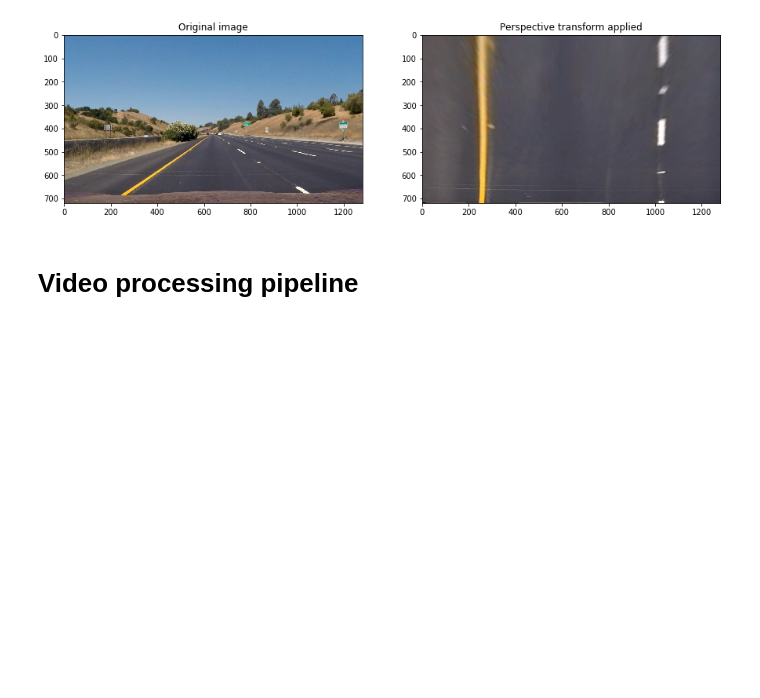
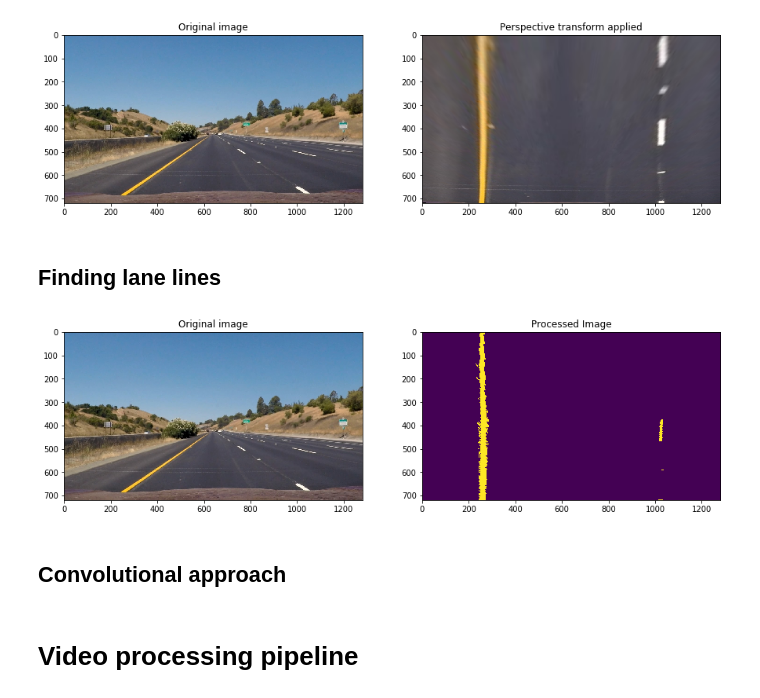
Before and after one commit to tindandelion/carnd-advanced-lane-detection-p4, a Jupyter notebook: advanced-lane-detection.ipynb, the cells around one changed output. Cells and saved outputs as stored; diff of their text form; code cells hidden in the pictures; blank space fills up the shorter version.

Commit message:
Pipeline end-to-end

```diff
--- a/advanced-lane-detection.ipynb
+++ b/advanced-lane-detection.ipynb
@@ -6,5 +6,5 @@ import matplotlib.image as mpimg
 %matplotlib inline
 
 from matplotlib import rcParams
-rcParams['figure.figsize'] = (15, 13)
+rcParams['figure.figsize'] = (15, 10)
 # %%
@@ -83,7 +80,7 @@ def calibrate_camera(obj_points, image_points):
     else:
         raise "Unable to calibrate camera"
 
-class correct_distortion(pipeline_stage):
+class CorrectDistortion(PipelineStage):
     mtx = None
     dist = None
 
@@ -94,13 +91,14 @@ class correct_distortion(pipeline_stage):
         self.mtx = mtx
         self.dist = dist
 
-    def process(self, image):
-        return self._undistort_image(image)
+    def process(self, intermediate):
+        undistorted = self._undistort_image(intermediate)
+        return undistorted
 
     def _undistort_image(self, image):
         return cv2.undistort(image, self.mtx, self.dist, None, self.mtx)
 
-correct_distortion.calibrate(calibration_images())
+CorrectDistortion.calibrate(calibration_images())
 # %% [markdown]
 # Testing calibration
 # %%
@@ -134,18 +132,18 @@ visualize_process_stage(sample_image, processed_image,
 # %% [markdown]
 ## Thresholding
 # %%
-class saturation_threshold(pipeline_stage):
+class SaturationThreshold(PipelineStage):
     threshold = (120, 255)
 
-    def process(self, image):
-        hsl = cv2.cvtColor(image, cv2.COLOR_RGB2HLS)
+    def process(self, intermediate):
+        hsl = cv2.cvtColor(intermediate, cv2.COLOR_RGB2HLS)
         sat = hsl[:, :, 2]
         mask = np.zeros_like(sat)
         mask[(sat > self.threshold[0]) & (sat <= self.threshold[1])] = 1
         return mask
 
 
-thresholder = saturation_threshold()
+thresholder = SaturationThreshold()
 visualize_process_stage(sample_image, thresholder(sample_image),
                         processed_title='Saturation threshold applied',
                         processed_cmap='gray',
@@ -155,12 +153,22 @@ visualize_process_stage(sample_image, thresholder(sample_image),
 # %% [markdown]
 ## Perspective transform
 # %%
-class perspective_transform(pipeline_stage):
+class PerspectiveTransform(PipelineStage):
     image_points = np.array([(245, 685), (580, 460), (704, 460), (1053, 667)], dtype=np.float32)
     object_points = np.array([(245, 720), (245, 0), (1053, 0), (1053, 720)], dtype=np.float32)
-    perspective_mtx = cv2.getPerspectiveTransform(image_points, object_points)
+    warp_mtx = cv2.getPerspectiveTransform(image_points, object_points)
+    unwarp_mtx = cv2.getPerspectiveTransform(object_points, image_points)
 
+    def apply(self, image, mtx):
+        img_size = (image.shape[1], image.shape[0])
+        warped = cv2.warpPerspective(image, mtx, img_size, flags=cv2.INTER_LINEAR)
+        return warped
+
+class UnwarpPerspective(PerspectiveTransform):
     def process(self, image):
-        img_size = (image.shape[1], image.shape[0])
-        return cv2.warpPerspective(image, self.perspective_mtx, img_size, flags=cv2.INTER_LINEAR)
+        return self.apply(image, self.warp_mtx)
+
+class WarpPerspective(PerspectiveTransform):
+    def process(self, image):
+        return self.apply(image, self.unwarp_mtx)
 # %%
@@ -172,3 +180,15 @@ visualize_process_stage(sample_image, warped, processed_title='Perspective trans
                         output_file='output/perspective_transform.png')
 # %% [output]
 [figure]
+# %% [markdown]
+## Finding lane lines
+# %%
+pipe = CorrectDistortion(SaturationThreshold(UnwarpPerspective()))
+sample_image = mpimg.imread('./test_images/straight_lines1.jpg')
+processed = pipe(sample_image)
+
+visualize_process_stage(sample_image, processed)
+# %% [output]
+[figure, added]
+# %% [markdown]
+## Convolutional approach
```
Also changed, not shown: parts of 11 cells of this notebook, 5 other files.
